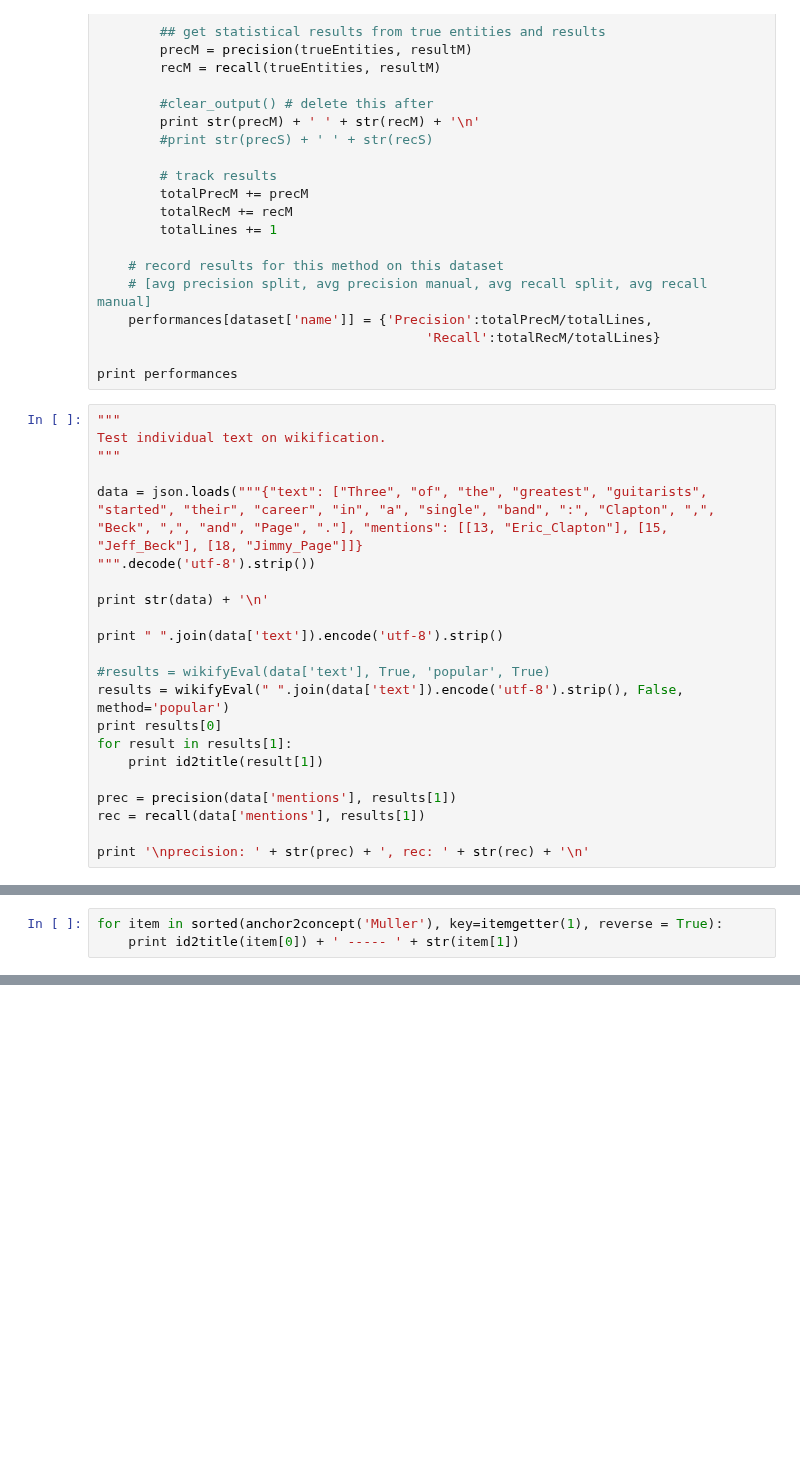
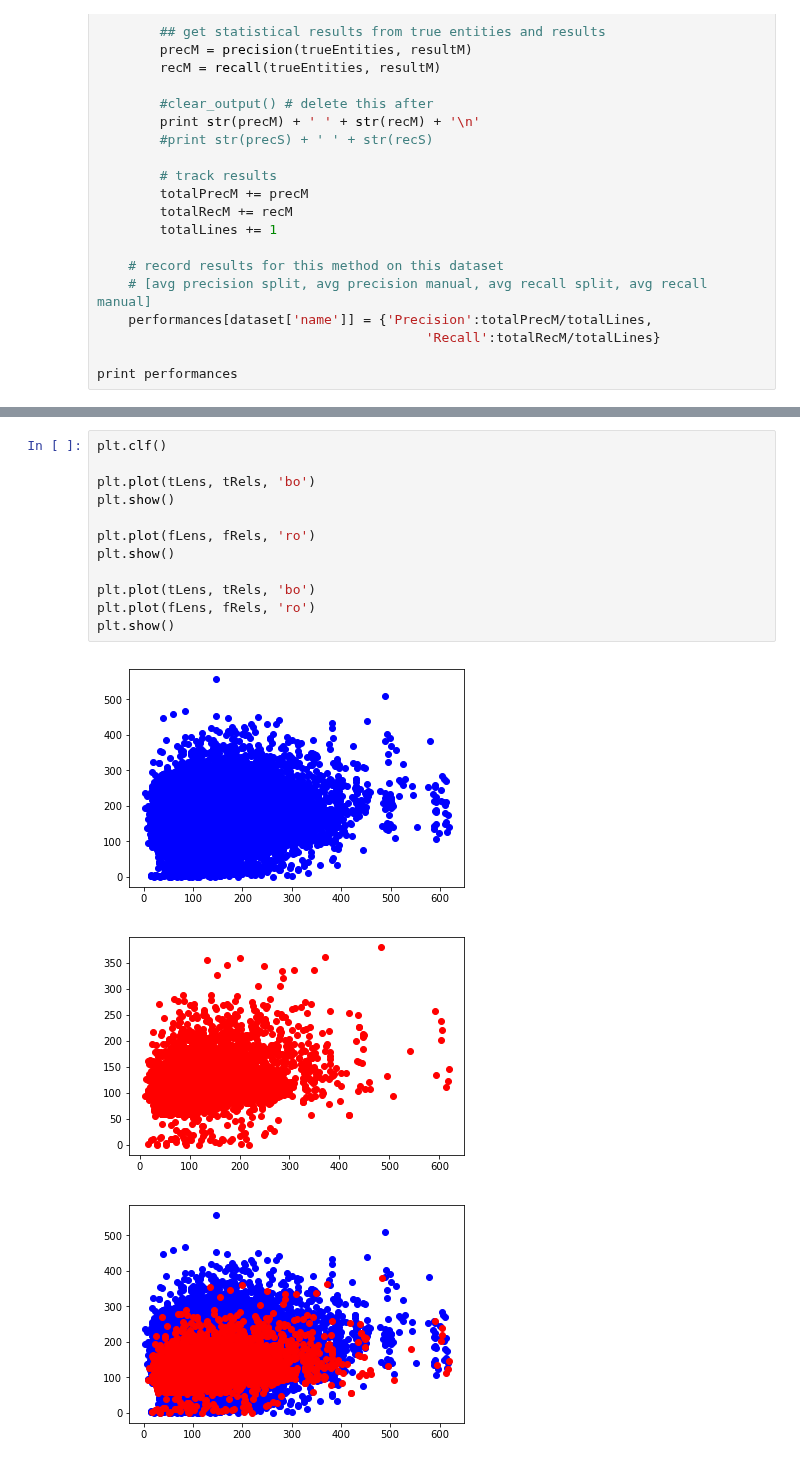
Before and after one commit to malnis/wikisim, a Jupyter notebook: wikisim/ryansdraftnotebook.ipynb, the cells around one changed output, grey strips where cells are left out. Saved outputs shown, nothing was run; the diff lists cells and outputs as text; blank space fills up the shorter version.

```diff
--- a/wikisim/ryansdraftnotebook.ipynb
+++ b/wikisim/ryansdraftnotebook.ipynb
@@ -1301,25 +1283,3 @@ for dataset in datasets:
                                           'Recall':totalRecM/totalLines}
 
 print performances
-# %%
-"""
-Test individual text on wikification.
-"""
-
-data = json.loads("""{"text": ["Three", "of", "the", "greatest", "guitarists", "started", "their", "career", "in", "a", "single", "band", ":", "Clapton", ",", "Beck", ",", "and", "Page", "."], "mentions": [[13, "Eric_Clapton"], [15, "Jeff_Beck"], [18, "Jimmy_Page"]]}
-""".decode('utf-8').strip())
-
-print str(data) + '\n'
-
-print " ".join(data['text']).encode('utf-8').strip()
-
-#results = wikifyEval(data['text'], True, 'popular', True)
-results = wikifyEval(" ".join(data['text']).encode('utf-8').strip(), False, method='popular')
-print results[0]
-for result in results[1]:
-    print id2title(result[1])
-
-prec = precision(data['mentions'], results[1])
-rec = recall(data['mentions'], results[1])
-
-print '\nprecision: ' + str(prec) + ', rec: ' + str(rec) + '\n'
@@ -1440,3 +1285,0 @@ print phraseData
-# %%
-for item in sorted(anchor2concept('Muller'), key=itemgetter(1), reverse = True):
-    print id2title(item[0]) + ' ----- ' + str(item[1])
@@ -1451,0 +1393,16 @@ for an in antns.get_annotations(0.1):
+# %%
+plt.clf()
+
+plt.plot(tLens, tRels, 'bo')
+plt.show()
+
+plt.plot(fLens, fRels, 'ro')
+plt.show()
+
+plt.plot(tLens, tRels, 'bo')
+plt.plot(fLens, fRels, 'ro')
+plt.show()
+# %% [output]
+[figure, added]
+[figure, added]
+[figure, added]
```
Also changed, not shown: parts of 12 cells of this notebook.
